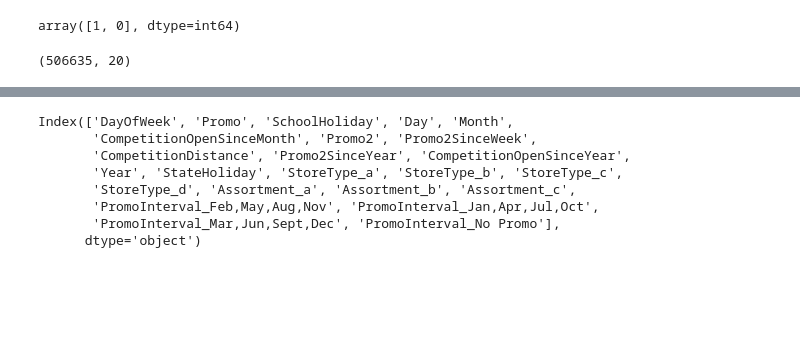
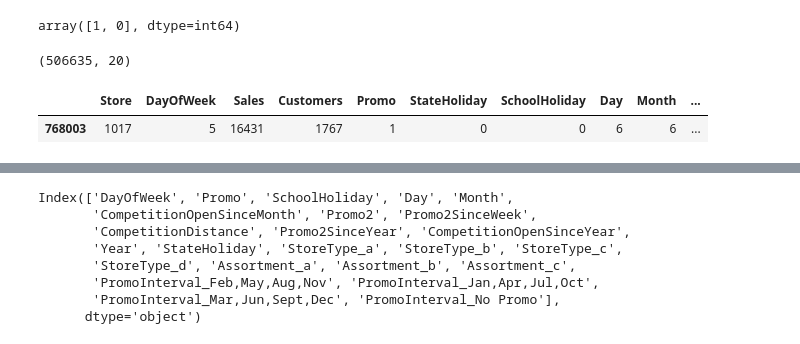
Before and after one commit to katenjoki/rossman_sales, a Jupyter notebook: notebooks/eda.ipynb, the cells around one changed output, grey strips where cells are left out. Saved outputs shown, nothing was run; the diff lists cells and outputs as text; code cells hidden in the pictures; blank space fills up the shorter version.

```diff
--- a/notebooks/eda.ipynb
+++ b/notebooks/eda.ipynb
@@ -1129,6 +1129,11 @@ train,val,test = np.split(clean_df,[int(len(train_store)*0.6),int(len(train_stor
 train.shape
 # %% [output]
 (506635, 20)
+# %%
+clean_df.sample()
+# %% [output]
+|  | Store | DayOfWeek | Sales | Customers | Promo | StateHoliday | SchoolHoliday | Day | Month | ... |
+| 768003 | 1017 | 5 | 16431 | 1767 | 1 | 0 | 0 | 6 | 6 | ... |
 # %%
 X_train,y_train = transform_features(train)
 X_test,y_test = transform_features(test)
```
Also changed, not shown: 3 other files.
